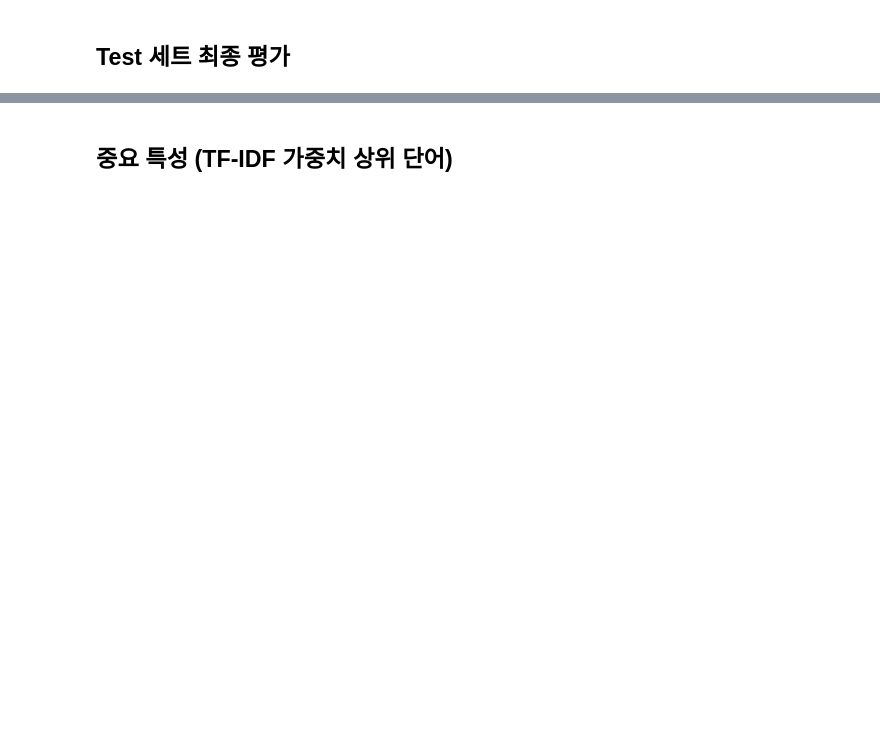
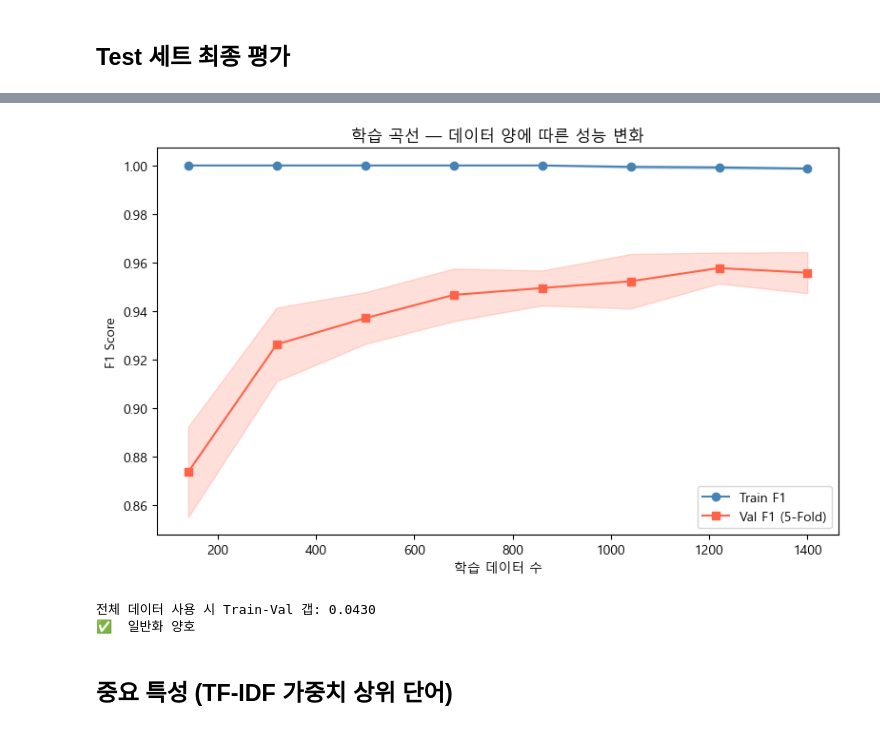
Before and after one commit to 3xnor/IHateThis, a Jupyter notebook: notebooks/03_ml_model.ipynb, the cells around one changed output, grey strips where cells are left out. Cells and saved outputs as stored; diff of their text form; code cells hidden in the pictures; blank space fills up the shorter version.

```diff
--- a/notebooks/03_ml_model.ipynb
+++ b/notebooks/03_ml_model.ipynb
@@ -100,3 +192,55 @@ plt.show()
+# %%
+from sklearn.model_selection import learning_curve
+from sklearn.pipeline import Pipeline
+from sklearn.feature_extraction.text import TfidfVectorizer
+from sklearn.linear_model import LogisticRegression
+import numpy as np
+import matplotlib.pyplot as plt
+import matplotlib
+matplotlib.rcParams['font.family'] = 'Malgun Gothic'
+matplotlib.rcParams['axes.unicode_minus'] = False
+
+all_X = data.X_train + data.X_val + data.X_test
+all_y = data.y_train + data.y_val + data.y_test
+
+pipe_lc = Pipeline([
+    ('tfidf', TfidfVectorizer(max_features=50_000, ngram_range=(1,2), sublinear_tf=True)),
+    ('clf',   LogisticRegression(C=0.3, class_weight='balanced', max_iter=1000)),
+])
+
+train_sizes, train_scores, val_scores = learning_curve(
+    pipe_lc, all_X, all_y,
+    cv=5, scoring='f1',
+    train_sizes=np.linspace(0.1, 1.0, 8),
+    n_jobs=-1,
+)
+
+fig, ax = plt.subplots(figsize=(8, 5))
+ax.plot(train_sizes, train_scores.mean(1), 'o-', label='Train F1', color='steelblue')
+ax.fill_between(train_sizes,
+    train_scores.mean(1) - train_scores.std(1),
+    train_scores.mean(1) + train_scores.std(1), alpha=0.2, color='steelblue')
+ax.plot(train_sizes, val_scores.mean(1), 's-', label='Val F1 (5-Fold)', color='tomato')
+ax.fill_between(train_sizes,
+    val_scores.mean(1) - val_scores.std(1),
+    val_scores.mean(1) + val_scores.std(1), alpha=0.2, color='tomato')
+ax.set_xlabel('학습 데이터 수')
+ax.set_ylabel('F1 Score')
+ax.set_title('학습 곡선 — 데이터 양에 따른 성능 변화')
+ax.legend()
+plt.tight_layout()
+plt.show()
+
+gap = train_scores.mean(1)[-1] - val_scores.mean(1)[-1]
+print(f'전체 데이터 사용 시 Train-Val 갭: {gap:.4f}')
+if gap > 0.05:
+    print('⚠️  오버피팅 — C 값을 낮추거나 max_features를 줄이세요')
+else:
+    print('✅  일반화 양호')
+# %% [output]
+[figure, added]
+전체 데이터 사용 시 Train-Val 갭: 0.0430
+✅  일반화 양호
 # %% [markdown]
 ## 중요 특성 (TF-IDF 가중치 상위 단어)
 # %%
```
Also changed, not shown: parts of 16 cells of this notebook, 13 other files.
